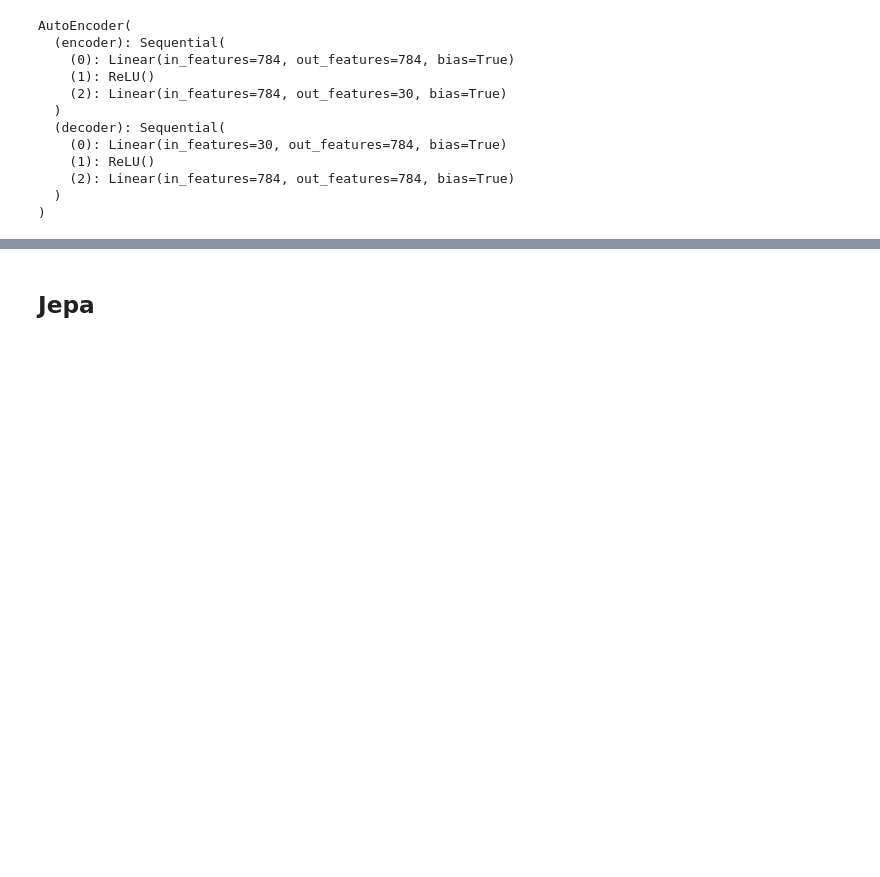
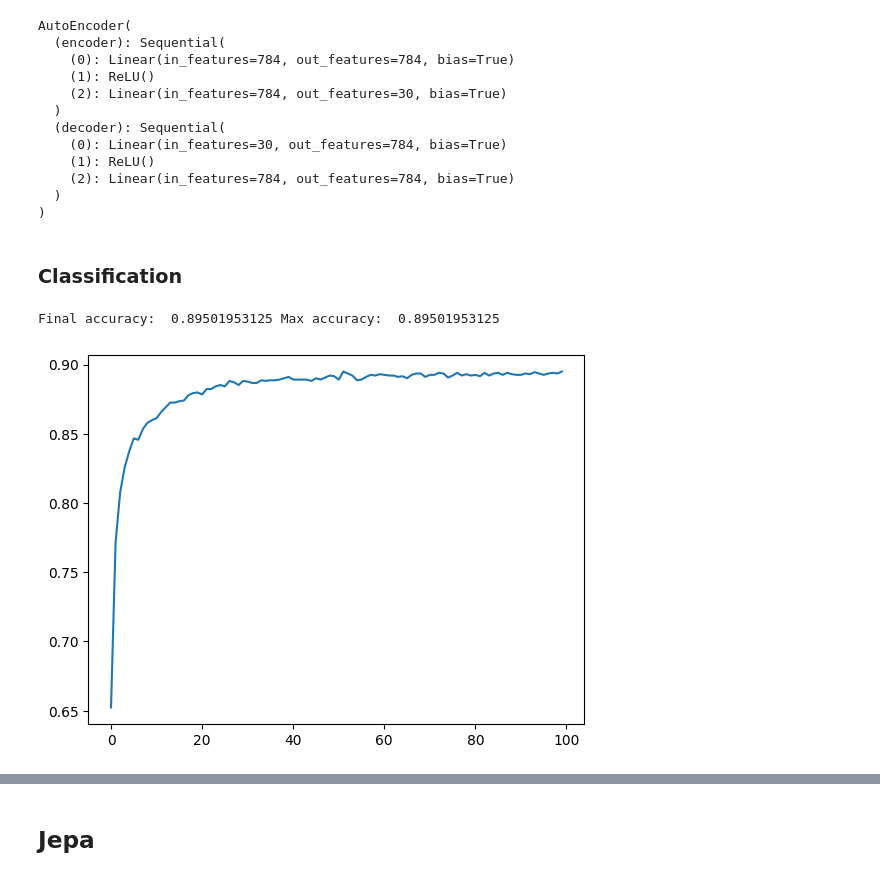
Before and after one commit to MattiaSC01/JEPA, a Jupyter notebook: notebooks/load_pretrained.ipynb, the cells around one changed output, grey strips where cells are left out. Cells and saved outputs as stored; diff of their text form; code cells hidden in the pictures; blank space fills up the shorter version.

Commit message:
feat: implement training classifier on top of frozen encoder

```diff
--- a/notebooks/load_pretrained.ipynb
+++ b/notebooks/load_pretrained.ipynb
@@ -82,3 +82,29 @@ AutoEncoder(
     (2): Linear(in_features=784, out_features=784, bias=True)
   )
 )
+# %% [markdown]
+### Classification
+# %%
+from jepa.evaluation import train_classifier, build_dataset_of_latents
+from matplotlib import pyplot as plt
+
+
+train_latents_dataset = build_dataset_of_latents(model.encoder, train_loader, device)
+train_latents_dl = DataLoader(train_latents_dataset, batch_size=batch_size, shuffle=True)
+test_latents_dataset = build_dataset_of_latents(model.encoder, test_loader, device)
+test_latents_dl = DataLoader(test_latents_dataset, batch_size=test_size, shuffle=False)
+num_classes = len(train_latents_dataset.labels.unique())
+# %%
+latent_dim = next(iter(train_latents_dl))['x'].shape[1]
+classifier = nn.Linear(latent_dim, num_classes).to(device)
+optimizer = torch.optim.AdamW(classifier.parameters(), lr=1e-3, weight_decay=1e-3)
+
+accs = train_classifier(classifier, train_latents_dl, test_latents_dl,
+                                   optimizer, epochs=100, device=device)
+
+plt.plot(accs)
+print("Final accuracy: ", accs[-1], "Max accuracy: ", max(accs))
+plt.show()
+# %% [output]
+Final accuracy:  0.89501953125 Max accuracy:  0.89501953125
+[figure, added]
```
Also changed, not shown: parts of 2 cells of this notebook, 2 other files.
